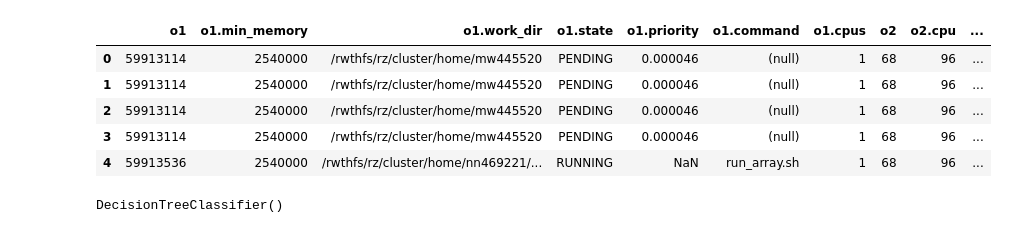
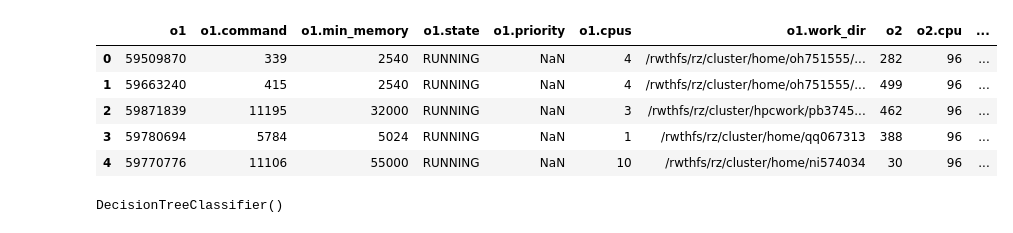
Before and after one commit to uysah/slurm_prediction, a Jupyter notebook: prediction.ipynb, the cells around one changed output. Saved outputs shown, nothing was run; the diff lists cells and outputs as text; code cells hidden in the pictures.

Commit message:
added addtional features and real data from HPC cluster

```diff
--- a/prediction.ipynb
+++ b/prediction.ipynb
@@ -9,20 +12,22 @@ from sklearn.metrics import classification_report
 # %%
-df = pd.read_csv("test.csv")
+df = pd.read_csv("week12.csv")
 df['o2.state'] = df['o2.state'].str.replace("\"","")
-df['o1.min_memory'] = df['o1.min_memory'].str.replace("M","000")
-df['o1.min_memory'] = df['o1.min_memory'].str.replace("G","000000")
+df['o1.min_memory'] = df['o1.min_memory'].str.replace("M","")
+df['o1.min_memory'] = df['o1.min_memory'].str.replace("G","000")
 df['e1'] = df['e1'].str.split("-").str[0]
 
 
 label = LabelEncoder()
 df['o2.state']=label.fit_transform(df['o2.state'])
 df['o2']=label.fit_transform(df['o2'])
+df['o3']=label.fit_transform(df['o3'])
+df['o1.command']=label.fit_transform(df['o1.command'])
 df.head()
 # %% [output]
-|  | o1 | o1.min_memory | o1.work_dir | o1.state | o1.priority | o1.command | o1.cpus | o2 | o2.cpu | ... |
-| 0 | 59913114 | 2540000 | /rwthfs/rz/cluster/home/mw445520 | PENDING | 0.000046 | (null) | 1 | 68 | 96 | ... |
-| 1 | 59913114 | 2540000 | /rwthfs/rz/cluster/home/mw445520 | PENDING | 0.000046 | (null) | 1 | 68 | 96 | ... |
-| 2 | 59913114 | 2540000 | /rwthfs/rz/cluster/home/mw445520 | PENDING | 0.000046 | (null) | 1 | 68 | 96 | ... |
-| 3 | 59913114 | 2540000 | /rwthfs/rz/cluster/home/mw445520 | PENDING | 0.000046 | (null) | 1 | 68 | 96 | ... |
-| 4 | 59913536 | 2540000 | /rwthfs/rz/cluster/home/nn469221/... | RUNNING | NaN | run_array.sh | 1 | 68 | 96 | ... |
+|  | o1 | o1.command | o1.min_memory | o1.state | o1.priority | o1.cpus | o1.work_dir | o2 | o2.cpu | ... |
+| 0 | 59509870 | 339 | 2540 | RUNNING | NaN | 4 | /rwthfs/rz/cluster/home/oh751555/... | 282 | 96 | ... |
+| 1 | 59663240 | 415 | 2540 | RUNNING | NaN | 4 | /rwthfs/rz/cluster/home/oh751555/... | 499 | 96 | ... |
+| 2 | 59871839 | 11195 | 32000 | RUNNING | NaN | 3 | /rwthfs/rz/cluster/hpcwork/pb3745... | 462 | 96 | ... |
+| 3 | 59780694 | 5784 | 5024 | RUNNING | NaN | 1 | /rwthfs/rz/cluster/home/qq067313 | 388 | 96 | ... |
+| 4 | 59770776 | 11106 | 55000 | RUNNING | NaN | 10 | /rwthfs/rz/cluster/home/ni574034 | 30 | 96 | ... |
 # %%
```
Also changed, not shown: parts of 4 cells of this notebook, 3 other files.
